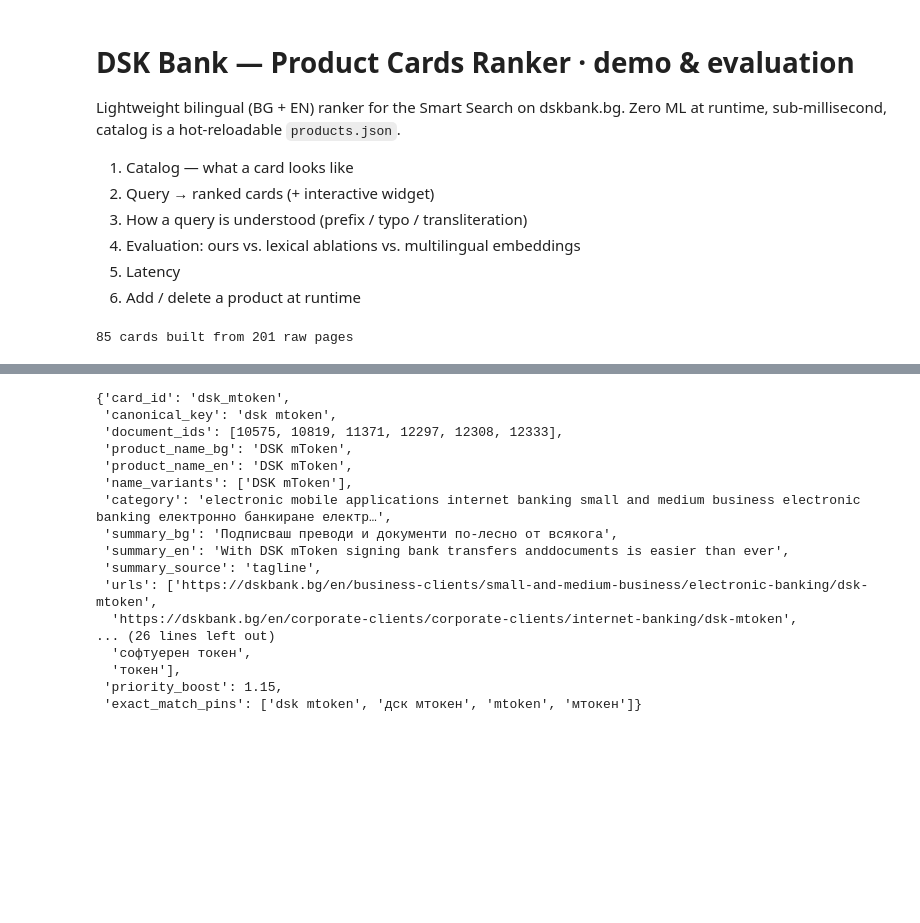
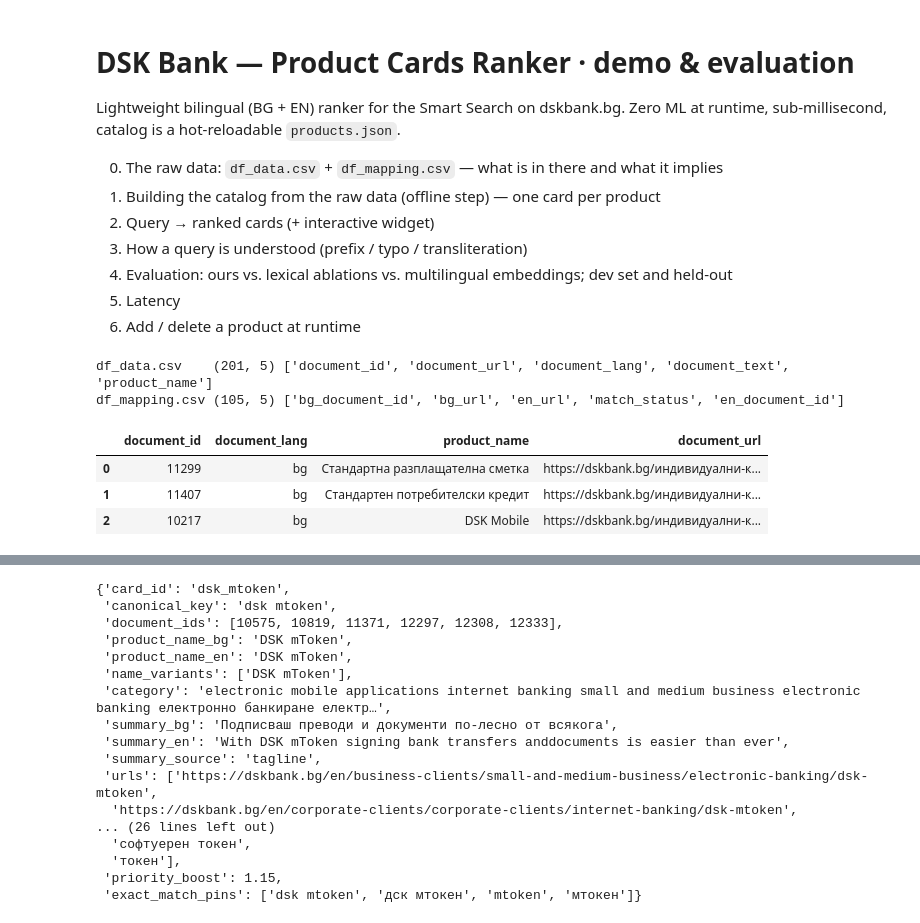
Before and after one commit to beckortikov/dsk-product-ranker, a Jupyter notebook: demo.ipynb, the cells around one changed output, grey strips where cells are left out. Drawn from its saved outputs; the diff is of its cells as text; code cells hidden in the pictures; blank space fills up the shorter version.

```diff
--- a/demo.ipynb
+++ b/demo.ipynb
@@ -4,20 +4,29 @@
 Lightweight bilingual (BG + EN) ranker for the Smart Search on dskbank.bg.
 Zero ML at runtime, sub-millisecond, catalog is a hot-reloadable `products.json`.
 
-1. Catalog — what a card looks like
+0. The raw data: `df_data.csv` + `df_mapping.csv` — what is in there and what it implies
+1. Building the catalog from the raw data (offline step) — one card per product
 2. Query → ranked cards (+ interactive widget)
 3. How a query is understood (prefix / typo / transliteration)
-4. Evaluation: ours vs. lexical ablations vs. multilingual embeddings
+4. Evaluation: ours vs. lexical ablations vs. multilingual embeddings; dev set and held-out
 5. Latency
 6. Add / delete a product at runtime
-# %%
-import json, sys, time
-from pathlib import Path
-sys.path.insert(0, str(Path('.').resolve()))
-from ranker import ProductCardRanker
-
-cards = json.loads(Path('products.json').read_text(encoding='utf-8'))
-ranker = ProductCardRanker(cards)
-print(f'{len(ranker)} cards built from {sum(len(c["document_ids"]) for c in cards)} raw pages')
-# %% [output]
-85 cards built from 201 raw pages
+# %%
+import json, sys, time, re
+from pathlib import Path
+import pandas as pd
+sys.path.insert(0, str(Path('.').resolve()))
+pd.set_option('display.max_colwidth', 90)
+
+df = pd.read_csv('df_data.csv')          # scraped product pages
+mp = pd.read_csv('df_mapping.csv')       # BG page -> EN page
+print('df_data.csv   ', df.shape, list(df.columns))
+print('df_mapping.csv', mp.shape, list(mp.columns))
+df.head(3)[['document_id', 'document_lang', 'product_name', 'document_url']]
+# %% [output]
+df_data.csv    (201, 5) ['document_id', 'document_url', 'document_lang', 'document_text', 'product_name']
+df_mapping.csv (105, 5) ['bg_document_id', 'bg_url', 'en_url', 'match_status', 'en_document_id']
+|  | document_id | document_lang | product_name | document_url |
+| 0 | 11299 | bg | Стандартна разплащателна сметка | https://dskbank.bg/индивидуални-к... |
+| 1 | 11407 | bg | Стандартен потребителски кредит | https://dskbank.bg/индивидуални-к... |
+| 2 | 10217 | bg | DSK Mobile | https://dskbank.bg/индивидуални-к... |
```
Also changed, not shown: parts of 21 cells of this notebook, 3 other files.
